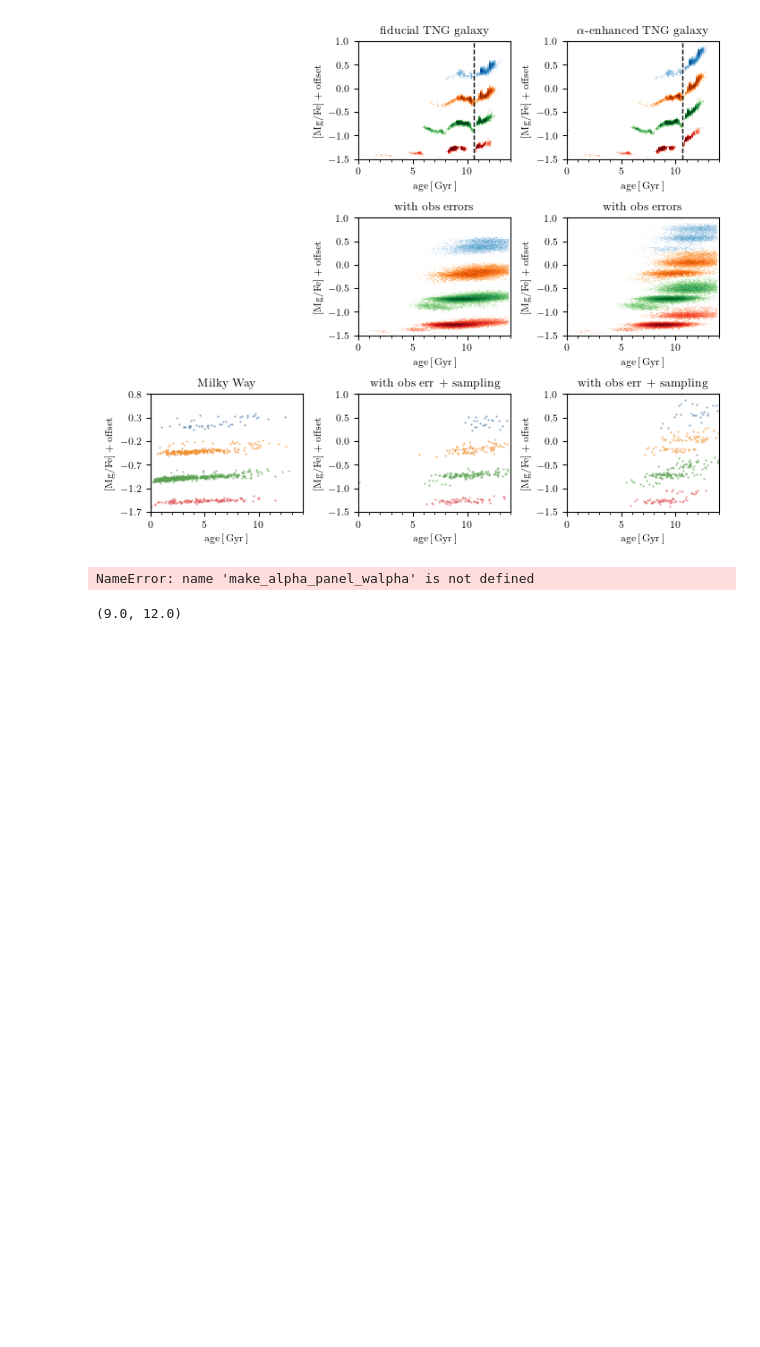
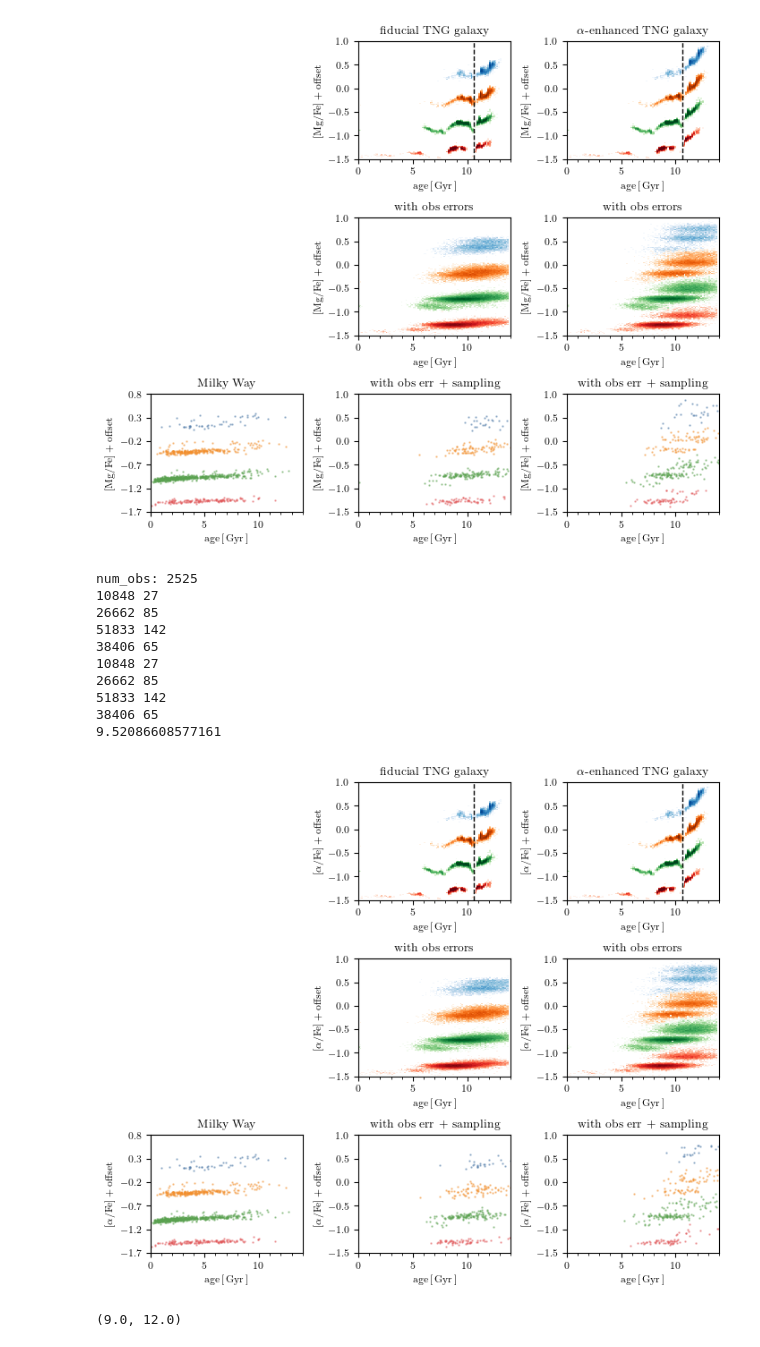
Before and after one commit to gusbeane/Mgdec, a Jupyter notebook: plots/fig1/fig1.ipynb, the cells around one changed output. Cells and saved outputs as stored; diff of their text form; code cells hidden in the pictures; blank space fills up the shorter version.

```diff
--- a/plots/fig1/fig1.ipynb
+++ b/plots/fig1/fig1.ipynb
@@ -1122,7 +1122,7 @@ def make_alpha_plot_walpha(MWdat, simdat, simdat_slope, save=False, show=True, v
         x.set(xlim=(0, 14), xticks=(0, 5, 10))
         x.set_xticks(np.arange(0, 14+1, 1), minor=True)
 
-    num_inFeHbin = plot_alpha_panel(fig, axs[0][0], axs[1][0], axs[2][0],
+    num_inFeHbin = plot_alpha_panel_walpha(fig, axs[0][0], axs[1][0], axs[2][0],
                                     MWdat, vmin=vmin, vmax=vmax, levels=levels_MW,
                                     add_obscut=add_obscut)
     axs[0][0].set_axis_off()
@@ -1132,21 +1132,21 @@ def make_alpha_plot_walpha(MWdat, simdat, simdat_slope, save=False, show=True, v
     # placeholder
     # plot_alpha_panel(fig, axs[0][0], axs[1][0], simdat, vmin=vmin, vmax=vmax, levels=levels)
 
-    plot_alpha_panel(fig, axs[0][1], axs[1][1], axs[2][1], simdat, vmin=vmin, vmax=vmax, levels=levels,
+    plot_alpha_panel_walpha(fig, axs[0][1], axs[1][1], axs[2][1], simdat, vmin=vmin, vmax=vmax, levels=levels,
                      age_err=age_err, MgFe_err=MgFe_err, logNCFe_cut=logNCFe_cut, num_inFeHbin=num_inFeHbin)
     axs[0][1].set_title(r'$\textrm{fiducial TNG galaxy}$')
     axs[1][1].set_title(r'$\textrm{with obs errors}$')
     axs[2][1].set_title(r'$\textrm{with obs err + sampling}$')
 
-    plot_alpha_panel(fig, axs[0][2], axs[1][2], axs[2][2], simdat_slope, vmin=vmin, vmax=vmax, levels=levels,
+    plot_alpha_panel_walpha(fig, axs[0][2], axs[1][2], axs[2][2], simdat_slope, vmin=vmin, vmax=vmax, levels=levels,
                     age_err=age_err, MgFe_err=MgFe_err, num_inFeHbin=num_inFeHbin)
     axs[0][2].set_title(r'$\alpha\textrm{-enhanced TNG galaxy}$')
     axs[1][2].set_title(r'$\textrm{with obs errors}$')
     axs[2][2].set_title(r'$\textrm{with obs err + sampling}$')
 
 
-    axs[0][1].axvline(10.6, c='k', ls='dashed', lw=1)
-    axs[0][2].axvline(10.6, c='k', ls='dashed', lw=1)
+    # axs[0][1].axvline(10.6, c='k', ls='dashed', lw=1)
+    # axs[0][2].axvline(10.6, c='k', ls='dashed', lw=1)
 
     age15 = get_time(0, redshift=True) - get_time(1.5, redshift=True)
     print(age15)
@@ -1164,9 +1164,19 @@ def make_alpha_plot_walpha(MWdat, simdat, simdat_slope, save=False, show=True, v
     if not show:
         plt.close()
 # %%
-make_alpha_panel_walpha(MWdat, simdat, simdat_slope, save=True, add_obscut=0.25, age_err=0.125, MgFe_err=0.015)
+make_alpha_plot_walpha(MWdat, simdat, simdat_slope, save=True, add_obscut=0.25, age_err=0.125, MgFe_err=0.015)
 # %% [output]
-NameError: name 'make_alpha_panel_walpha' is not defined
+num_obs: 2525
+10848 27
+26662 85
+51833 142
+38406 65
+10848 27
+26662 85
+51833 142
+38406 65
+9.52086608577161
+[figure, added]
 # %%
 dat = simdat
 logFeH_lim    = dat['logFeH_lim']
```
Also changed, not shown: 1 other file.
